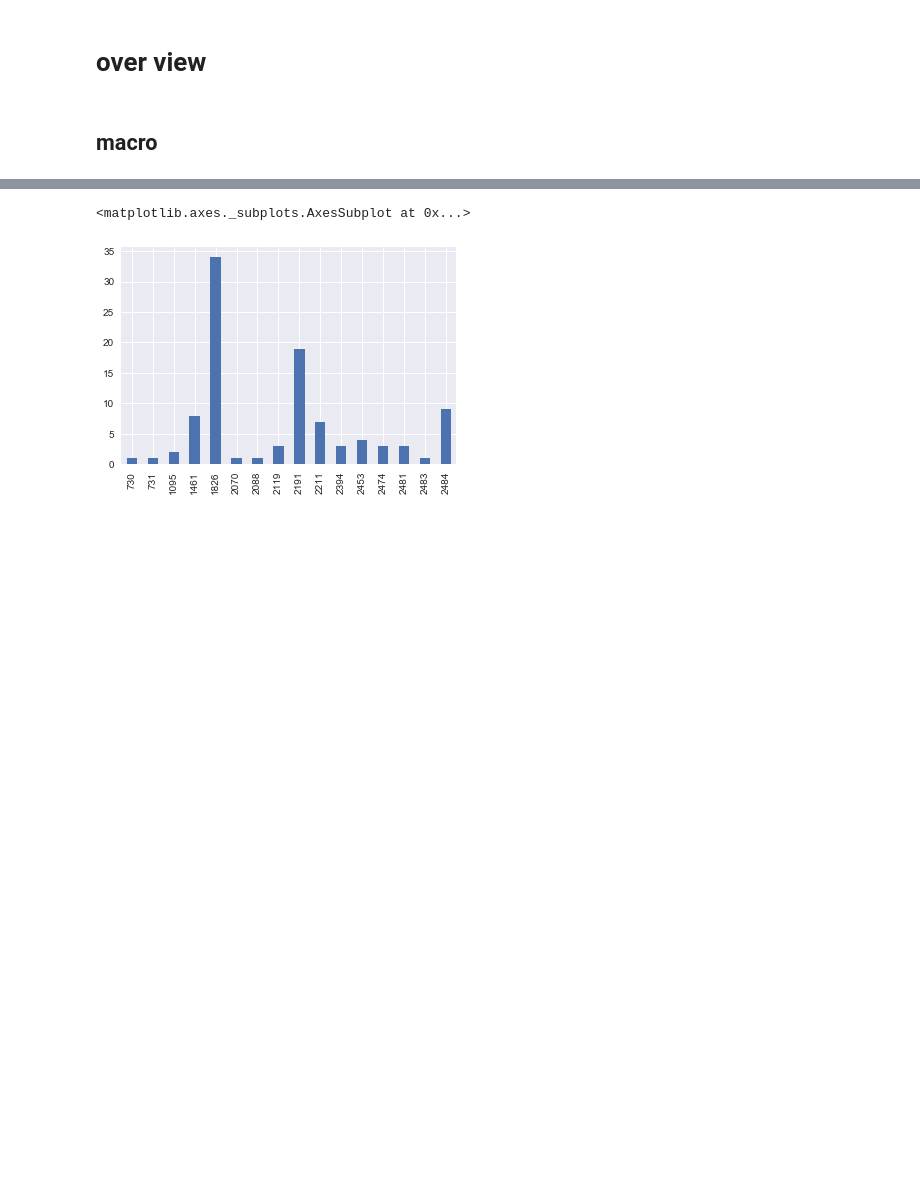
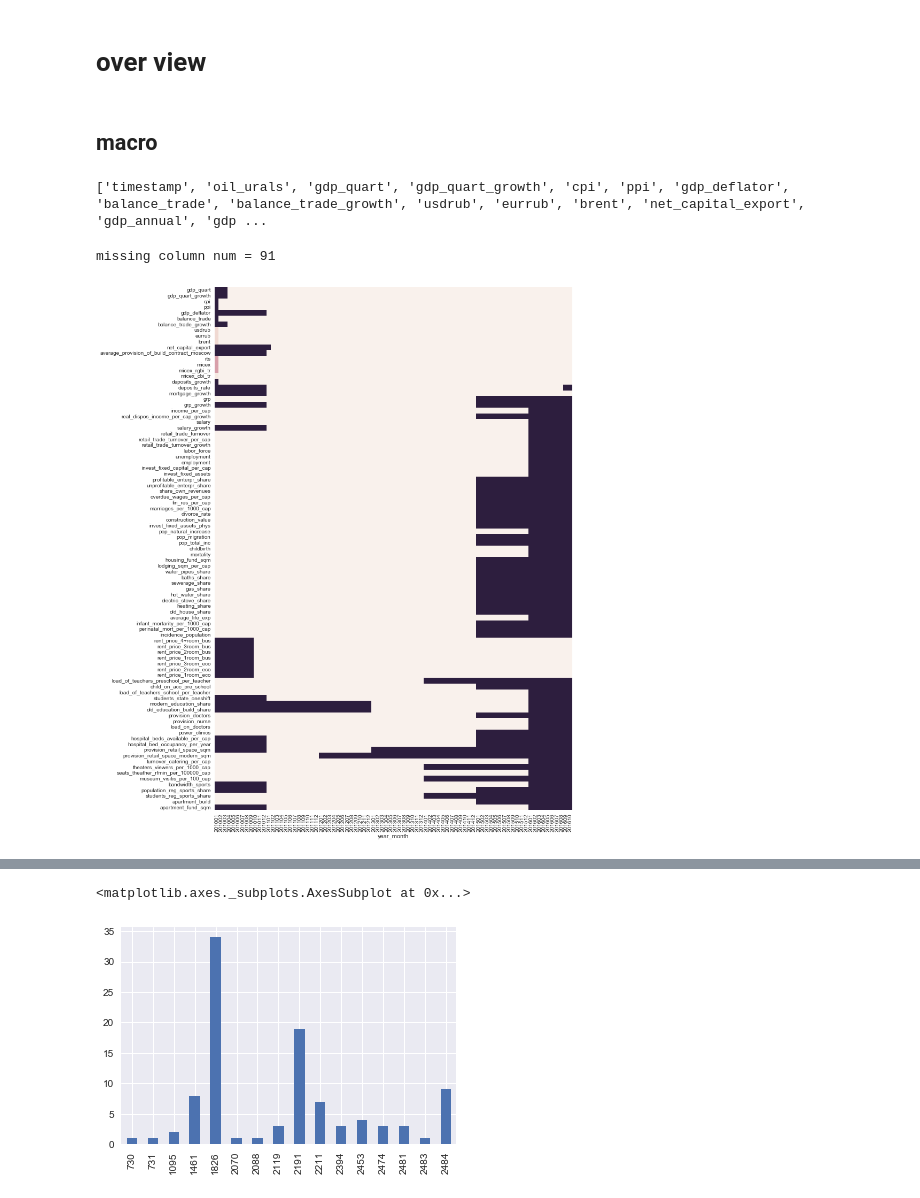
Before and after one commit to kqdmqx/kaggle-sberbank-russian-housing-market, a Jupyter notebook: ipython/20170525-first-eye.ipynb, the cells around one changed output, grey strips where cells are left out. Drawn from its saved outputs; the diff is of its cells as text; code cells hidden in the pictures; blank space fills up the shorter version.

```diff
--- a/ipython/20170525-first-eye.ipynb
+++ b/ipython/20170525-first-eye.ipynb
@@ -18,3 +18,34 @@ os.listdir('../input/')
 ## macro
 # %%
 macro = pd.read_csv('../input/macro.csv', parse_dates=['timestamp'])
+# %%
+def plot_missing_value(train_test, sort_by='year_month'):
+    miss_columns = train_test.columns[train_test.isnull().sum() > 0].tolist()
+    print('missing column num = {}'.format(len(miss_columns)))
+    miss_train_test = train_test.groupby(sort_by)[miss_columns].agg(lambda x: x.isnull().mean()).T
+    plt.figure(figsize=(12,18))
+    sns.heatmap(miss_train_test, cbar=False, vmax=1, vmin=0)
+    plt.show()
+# %%
+macro['year_month'] = macro.timestamp.apply(lambda x: x.year * 100 + x.month)
+macro_miss_columns = macro.columns[macro.isnull().sum() > 0].tolist()
+miss_macro = macro.groupby('year_month')[macro_miss_columns].agg(lambda x: x.isnull().mean()).T
+tail_columns = [201505, 201506, 201507, 201508, 201509, 201510, 201511, 201512,
+            201601, 201602, 201603, 201604, 201605, 201606, 201607, 201608,
+            201609, 201610]
+tail_loss = miss_macro[tail_columns].T.columns[miss_macro[tail_columns].T.sum() >= 10]
+tail_keep = filter(lambda x: x not in tail_loss, macro.columns)
+print tail_keep
+# %% [output]
+['timestamp', 'oil_urals', 'gdp_quart', 'gdp_quart_growth', 'cpi', 'ppi', 'gdp_deflator', 'balance_trade', 'balance_trade_growth', 'usdrub', 'eurrub', 'brent', 'net_capital_export', 'gdp_annual', 'gdp ...
+# %%
+macro_cols = ["balance_trade", "balance_trade_growth", "eurrub", "average_provision_of_build_contract",
+"micex_rgbi_tr", "micex_cbi_tr", "deposits_rate", "mortgage_value", "mortgage_rate",
+"income_per_cap", "rent_price_4+room_bus", "museum_visitis_per_100_cap", "apartment_build", "year_month"]
+
+macro['year_month'] = macro.timestamp.apply(lambda x: x.year * 100 + x.month)
+
+plot_missing_value(macro)
+# %% [output]
+missing column num = 91
+[figure, added]
```
Also changed, not shown: parts of 2 cells of this notebook, 5 other files.
